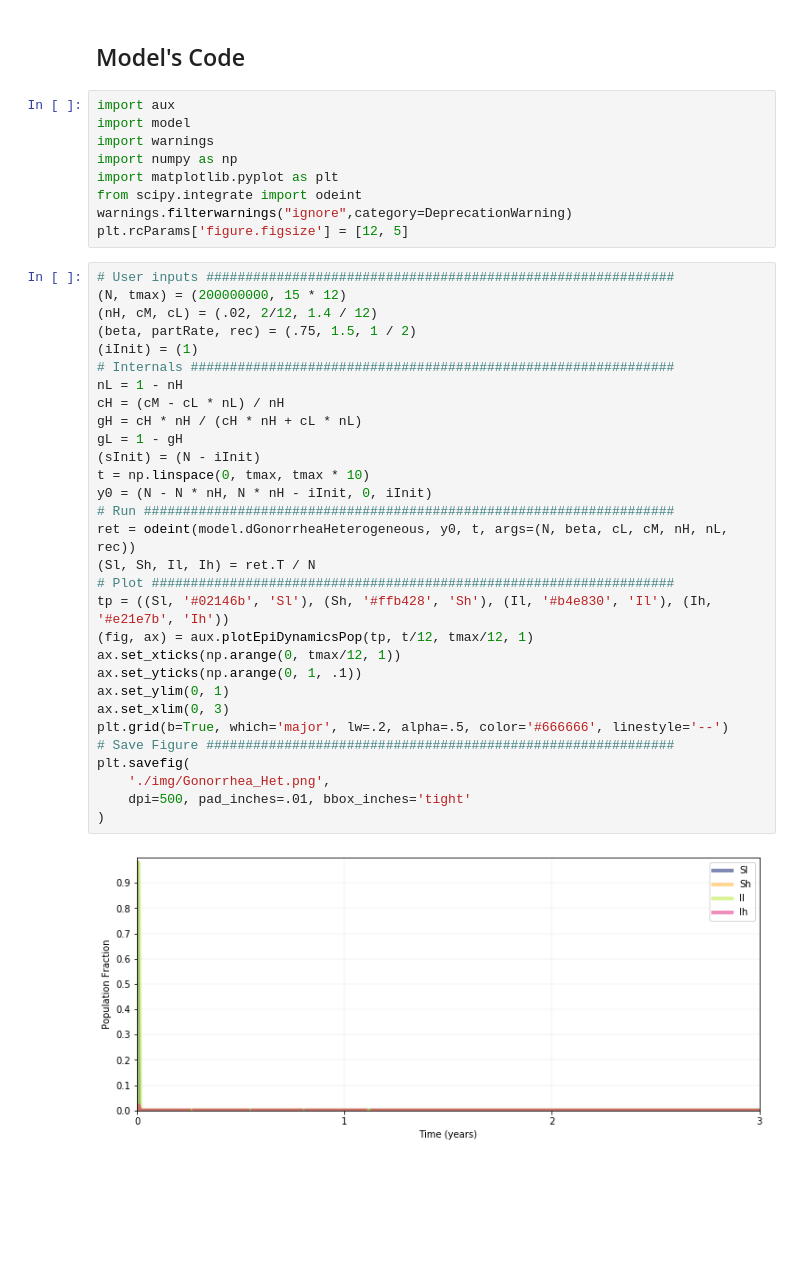
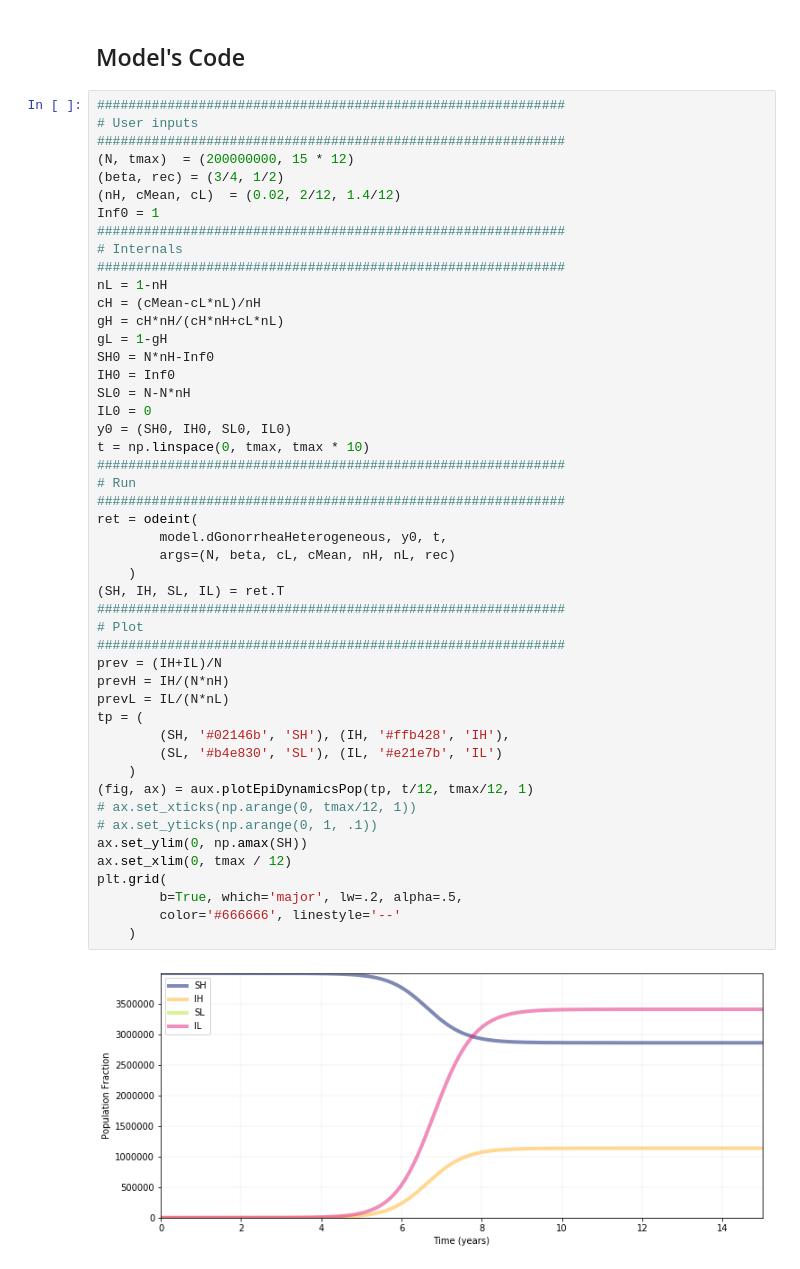
Before and after one commit to Chipdelmal/epiModellingClass, a Jupyter notebook: Practical03/Gonorrhea_Heterogeneous.ipynb, the cells around one changed output. Drawn from its saved outputs; the diff is of its cells as text; blank space fills up the shorter version.

Commit message:
Gonorrhea Heterogeneous now in Jupyter

```diff
--- a/Practical03/Gonorrhea_Heterogeneous.ipynb
+++ b/Practical03/Gonorrhea_Heterogeneous.ipynb
@@ -31,44 +31,53 @@ With variables:
 * $p$: Probability of selecting an infected partner
 # %% [markdown]
 ## Model's Code
-# %%
-import aux
-import model
-import warnings
-import numpy as np
-import matplotlib.pyplot as plt
-from scipy.integrate import odeint
-warnings.filterwarnings("ignore",category=DeprecationWarning)
-plt.rcParams['figure.figsize'] = [12, 5]
 # %%
-# User inputs ############################################################
-(N, tmax) = (200000000, 15 * 12)
-(nH, cM, cL) = (.02, 2/12, 1.4 / 12)
-(beta, partRate, rec) = (.75, 1.5, 1 / 2)
-(iInit) = (1)
-# Internals ##############################################################
-nL = 1 - nH
-cH = (cM - cL * nL) / nH
-gH = cH * nH / (cH * nH + cL * nL)
-gL = 1 - gH
-(sInit) = (N - iInit)
+############################################################
+# User inputs
+############################################################
+(N, tmax)  = (200000000, 15 * 12)
+(beta, rec) = (3/4, 1/2)
+(nH, cMean, cL)  = (0.02, 2/12, 1.4/12)
+Inf0 = 1
+############################################################
+# Internals
+############################################################
+nL = 1-nH
+cH = (cMean-cL*nL)/nH
+gH = cH*nH/(cH*nH+cL*nL)
+gL = 1-gH
+SH0 = N*nH-Inf0
+IH0 = Inf0
+SL0 = N-N*nH
+IL0 = 0
+y0 = (SH0, IH0, SL0, IL0)
 t = np.linspace(0, tmax, tmax * 10)
-y0 = (N - N * nH, N * nH - iInit, 0, iInit)
-# Run ####################################################################
-ret = odeint(model.dGonorrheaHeterogeneous, y0, t, args=(N, beta, cL, cM, nH, nL, rec))
-(Sl, Sh, Il, Ih) = ret.T / N
-# Plot ###################################################################
-tp = ((Sl, '#02146b', 'Sl'), (Sh, '#ffb428', 'Sh'), (Il, '#b4e830', 'Il'), (Ih, '#e21e7b', 'Ih'))
+############################################################
+# Run
+############################################################
+ret = odeint(
+        model.dGonorrheaHeterogeneous, y0, t,
+        args=(N, beta, cL, cMean, nH, nL, rec)
+    )
+(SH, IH, SL, IL) = ret.T
+############################################################
+# Plot
+############################################################
+prev = (IH+IL)/N
+prevH = IH/(N*nH)
+prevL = IL/(N*nL)
+tp = (
+        (SH, '#02146b', 'SH'), (IH, '#ffb428', 'IH'),
+        (SL, '#b4e830', 'SL'), (IL, '#e21e7b', 'IL')
+    )
 (fig, ax) = aux.plotEpiDynamicsPop(tp, t/12, tmax/12, 1)
-ax.set_xticks(np.arange(0, tmax/12, 1))
-ax.set_yticks(np.arange(0, 1, .1))
-ax.set_ylim(0, 1)
-ax.set_xlim(0, 3)
-plt.grid(b=True, which='major', lw=.2, alpha=.5, color='#666666', linestyle='--')
-# Save Figure ############################################################
-plt.savefig(
-    './img/Gonorrhea_Het.png',
-    dpi=500, pad_inches=.01, bbox_inches='tight'
-)
+# ax.set_xticks(np.arange(0, tmax/12, 1))
+# ax.set_yticks(np.arange(0, 1, .1))
+ax.set_ylim(0, np.amax(SH))
+ax.set_xlim(0, tmax / 12)
+plt.grid(
+        b=True, which='major', lw=.2, alpha=.5,
+        color='#666666', linestyle='--'
+    )
 # %% [output]
-[figure, old version]
+[figure, new version]
```
Also changed, not shown: parts of 1 cell of this notebook, 1 other file.
